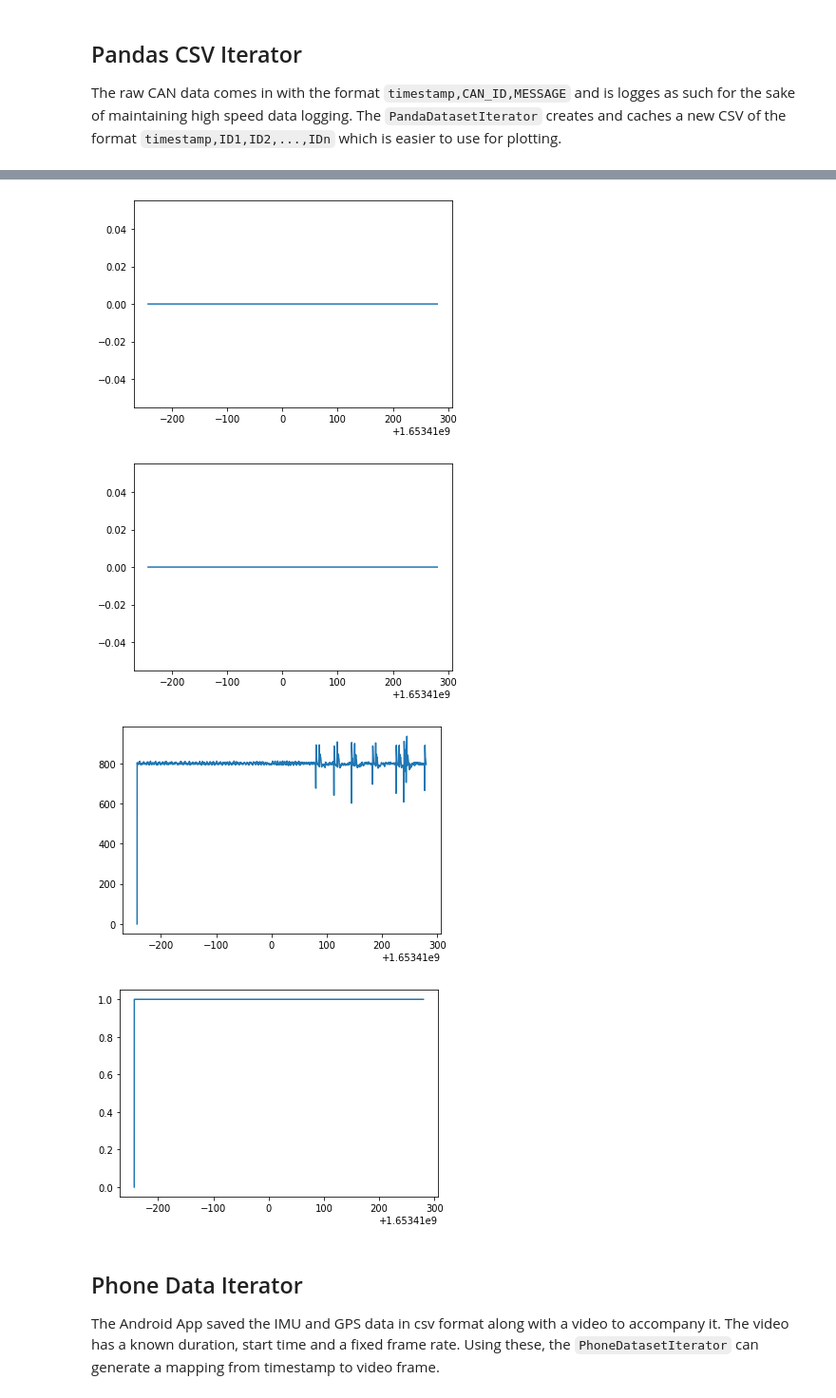
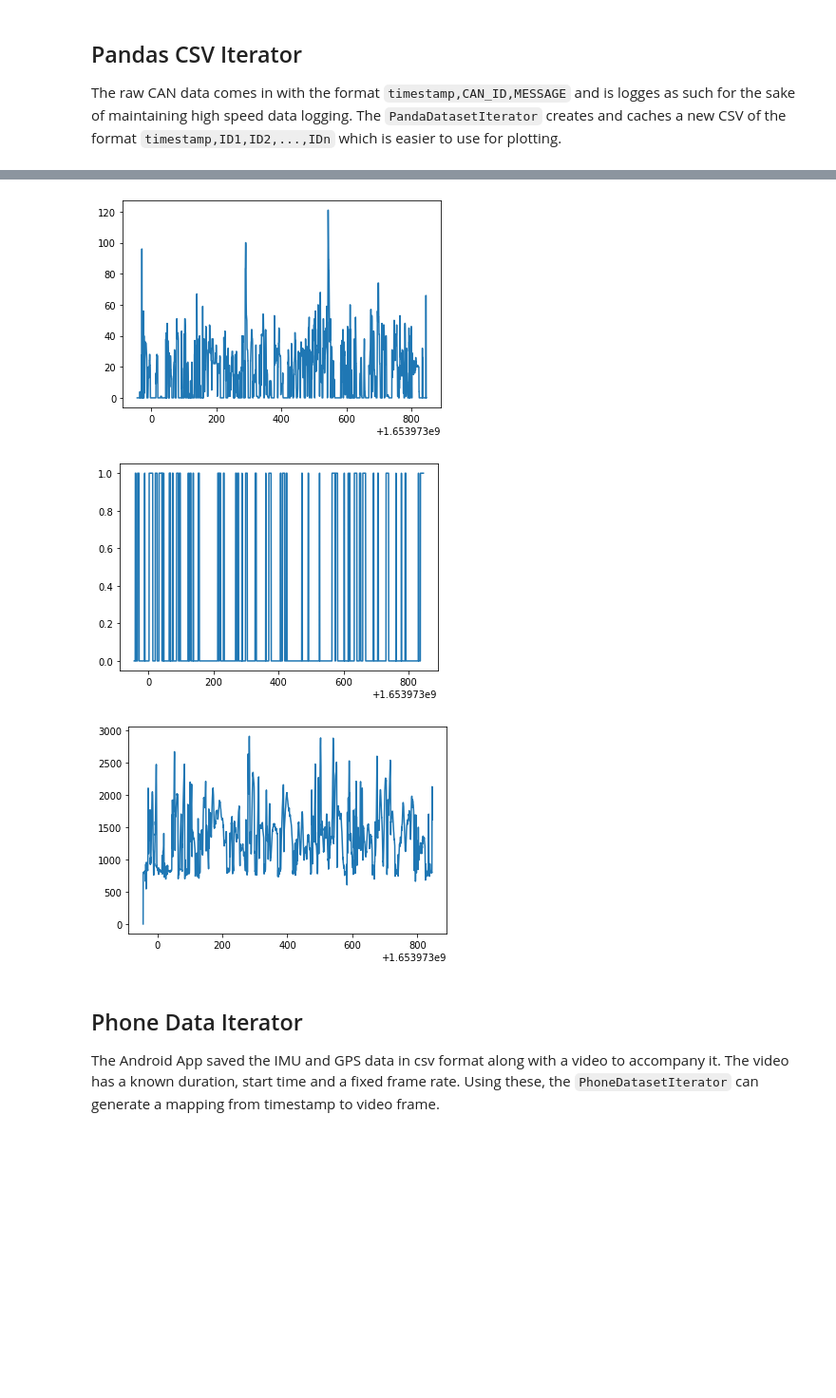
Before and after one commit to PW22-SBN-01/dataset_pipeline, a Jupyter notebook: README.ipynb, the cells around one changed output, grey strips where cells are left out. Shown at 95% size. Cells and saved outputs as stored; diff of their text form; code cells hidden in the pictures; blank space fills up the shorter version.

```diff
--- a/README.ipynb
+++ b/README.ipynb
@@ -22,6 +23,6 @@ from dataset_helper import dataset_iterators
 
 The raw CAN data comes in with the format `timestamp,CAN_ID,MESSAGE` and is logges as such for the sake of maintaining high speed data logging. The `PandaDatasetIterator` creates and caches a new CSV of the format `timestamp,ID1,ID2,...,IDn` which is easier to use for plotting.
 # %%
-panda_iter = dataset_iterators.PandaDatasetIterator()
+panda_iter = dataset_iterators.PandaDatasetIterator("panda_logs/PANDA_2022-05-31_10:25:56.624274.csv")
 panda_iter
 # %% [output]
@@ -71,39 +72,38 @@ for frame_id in range(0, len(panda_iter), 100):
     if str(frame['314'])!='nan':
         hex_frame = binascii.unhexlify(eval(eval(frame['314'])[1]))
         throttle = hex_frame[1]
 
     if str(frame['773'])!='nan':
         hex_frame = binascii.unhexlify(eval(eval(frame['773'])[1]))
         seat_belt = hex_frame[0]>>7
 
     if str(frame['380'])!='nan':
         hex_frame = binascii.unhexlify(eval(eval(frame['380'])[1]))
         rpm = int.from_bytes(hex_frame[2:4], 'big') # * 15000 / 255.0
         brake = hex_frame[4] & 1
 
     if str(frame['344'])!='nan':
         hex_frame = binascii.unhexlify(eval(eval(frame['344'])[1]))
         transmission_speed = hex_frame[1] * 0.002759506 # m/s
 
     dat['t'].append(throttle)
     dat['b'].append(brake)
     dat['r'].append(rpm)
     dat['sb'].append(seat_belt)
     dat['ts'].append(frame["timestamp"])
 
 plt.plot(dat['ts'], dat['t'])
 plt.show()
 plt.plot(dat['ts'], dat['b'])
 plt.show()
 plt.plot(dat['ts'], dat['r'])
 plt.show()
-plt.plot(dat['ts'], dat['sb'])
-plt.show()
+#plt.plot(dat['ts'], dat['sb'])
+#plt.show()
 # %% [output]
-[figure, old version]
+[figure, new version]
-[figure, old version]
+[figure, new version]
-[figure, old version]
+[figure, new version]
-[figure, removed]
 # %% [markdown]
 ## Phone Data Iterator
 
```
Also changed, not shown: parts of 8 cells of this notebook, 4 other files.
